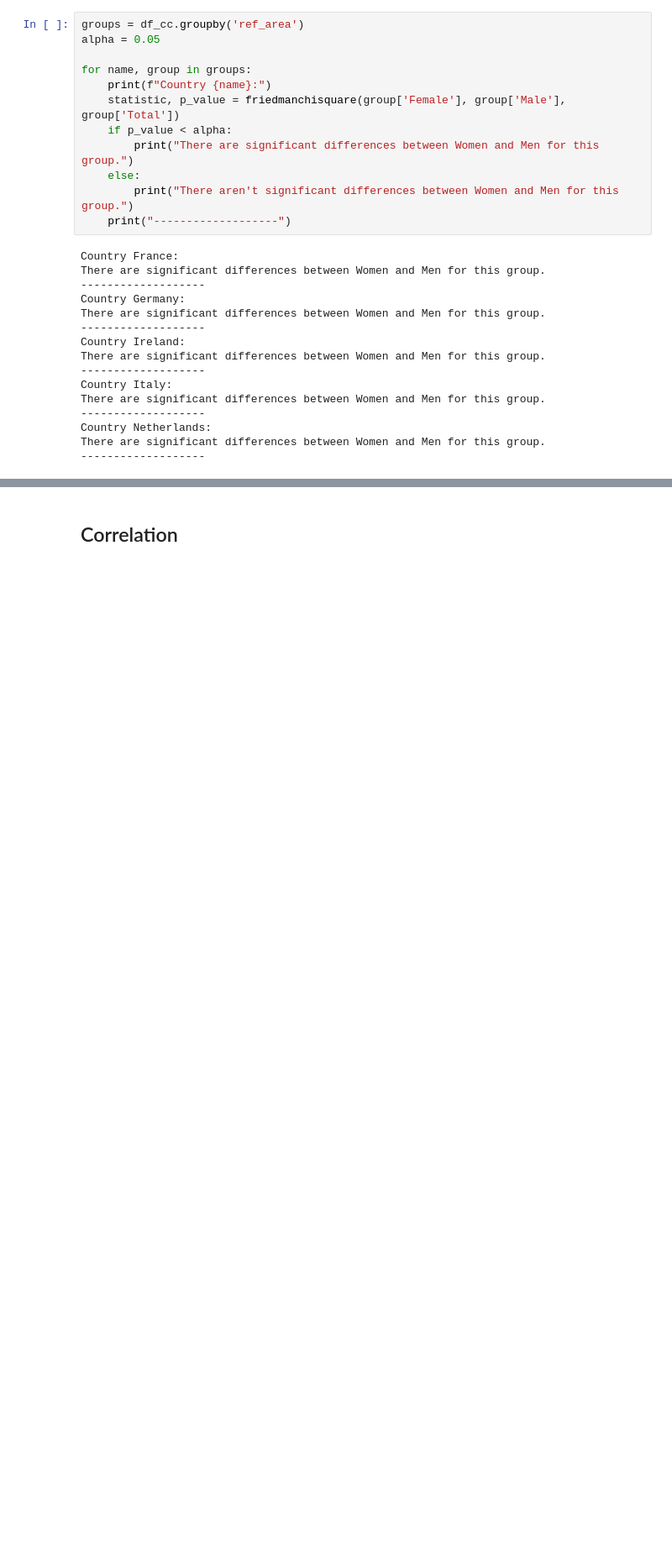
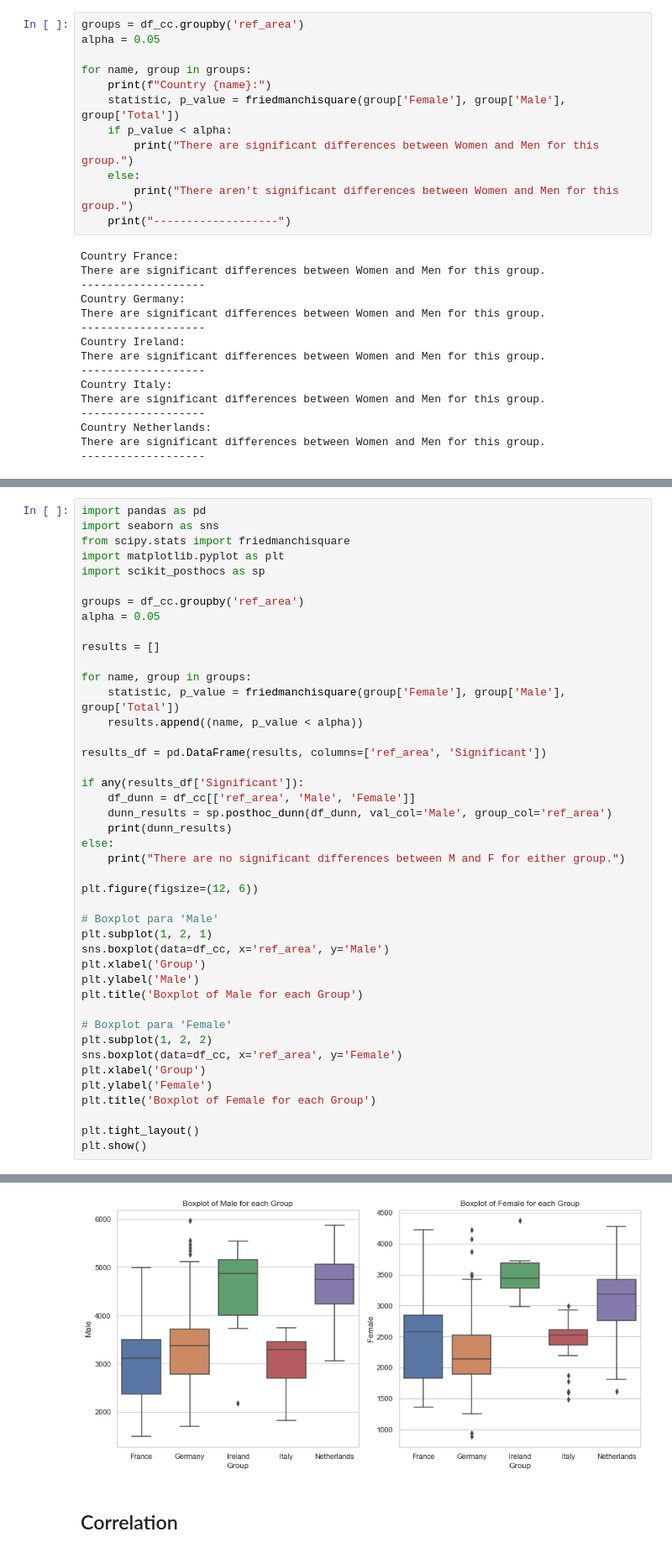
Before and after one commit to leticiacosta91/NewOfficial, a Jupyter notebook: Statistic - REPEAT.ipynb, the cells around one changed output, grey strips where cells are left out. Shown: that part at 84% size. Cells and saved outputs as stored; diff of their text form; blank space fills up the shorter version.

```diff
--- a/Statistic - REPEAT.ipynb
+++ b/Statistic - REPEAT.ipynb
@@ -1079,0 +1042,44 @@ Netherlands  2.491669e-08  3.239607e-09  0.740149  2.142253e-09  1.000000e+00
+# %%
+import pandas as pd
+import seaborn as sns
+from scipy.stats import friedmanchisquare
+import matplotlib.pyplot as plt
+import scikit_posthocs as sp
+
+groups = df_cc.groupby('ref_area')
+alpha = 0.05
+
+results = []
+
+for name, group in groups:
+    statistic, p_value = friedmanchisquare(group['Female'], group['Male'], group['Total'])
+    results.append((name, p_value < alpha))
+
+results_df = pd.DataFrame(results, columns=['ref_area', 'Significant'])
+
+if any(results_df['Significant']):
+    df_dunn = df_cc[['ref_area', 'Male', 'Female']]
+    dunn_results = sp.posthoc_dunn(df_dunn, val_col='Male', group_col='ref_area')
+    print(dunn_results)
+else:
+    print("There are no significant differences between M and F for either group.")
+
+plt.figure(figsize=(12, 6))
+
+# Boxplot para 'Male'
+plt.subplot(1, 2, 1)
+sns.boxplot(data=df_cc, x='ref_area', y='Male')
+plt.xlabel('Group')
+plt.ylabel('Male')
+plt.title('Boxplot of Male for each Group')
+
+# Boxplot para 'Female'
+plt.subplot(1, 2, 2)
+sns.boxplot(data=df_cc, x='ref_area', y='Female')
+plt.xlabel('Group')
+plt.ylabel('Female')
+plt.title('Boxplot of Female for each Group')
+
+plt.tight_layout()
+plt.show()
+# %% [output]
@@ -1080,3 +1092,4 @@ Netherlands  2.491669e-08  3.239607e-09  0.740149  2.142253e-09  1.000000e+00
+[figure, added]
 # %% [markdown]
 ## Correlation
 # %%
```
Also changed, not shown: parts of 6 cells of this notebook.
